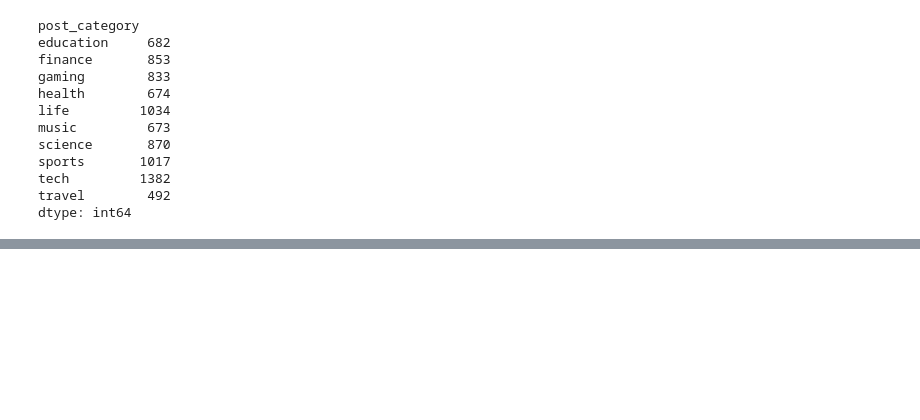
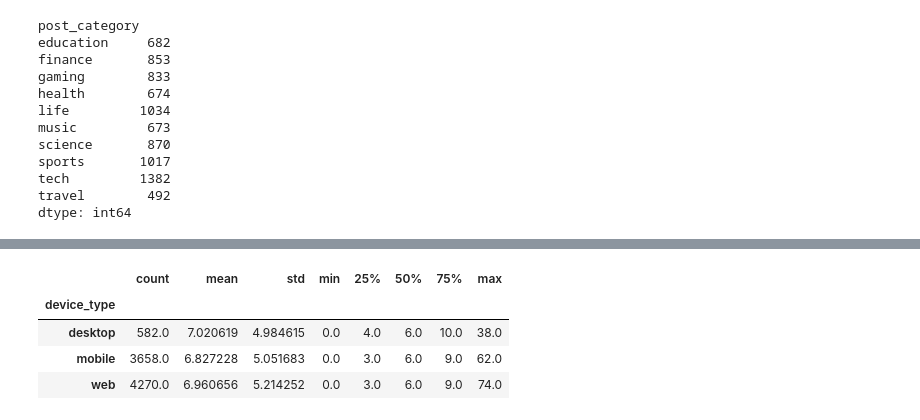
Before and after one commit to CarlosScura/IceAnalytics, a Jupyter notebook: iceanalytics_pipeline.ipynb, the cells around one changed output, grey strips where cells are left out. Saved outputs shown, nothing was run; the diff lists cells and outputs as text; code cells hidden in the pictures; blank space fills up the shorter version.

```diff
--- a/iceanalytics_pipeline.ipynb
+++ b/iceanalytics_pipeline.ipynb
@@ -466,0 +507,8 @@ dtype: int64
+# %%
+df_clean.groupby('device_type')['votes_received'].describe()
+# %% [output]
+|  | count | mean | std | min | 25% | 50% | 75% | max |
+| device_type |  |  |  |  |  |  |  |  |
+| desktop | 582.0 | 7.020619 | 4.984615 | 0.0 | 4.0 | 6.0 | 10.0 | 38.0 |
+| mobile | 3658.0 | 6.827228 | 5.051683 | 0.0 | 3.0 | 6.0 | 9.0 | 62.0 |
+| web | 4270.0 | 6.960656 | 5.214252 | 0.0 | 3.0 | 6.0 | 9.0 | 74.0 |
```
Also changed, not shown: parts of 5 cells of this notebook.
